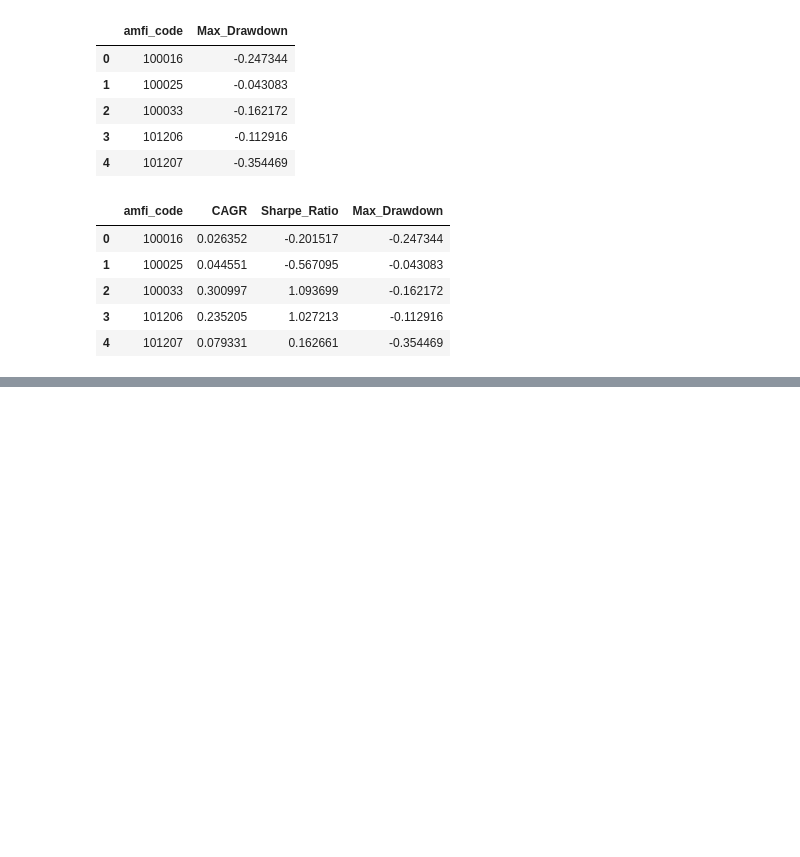
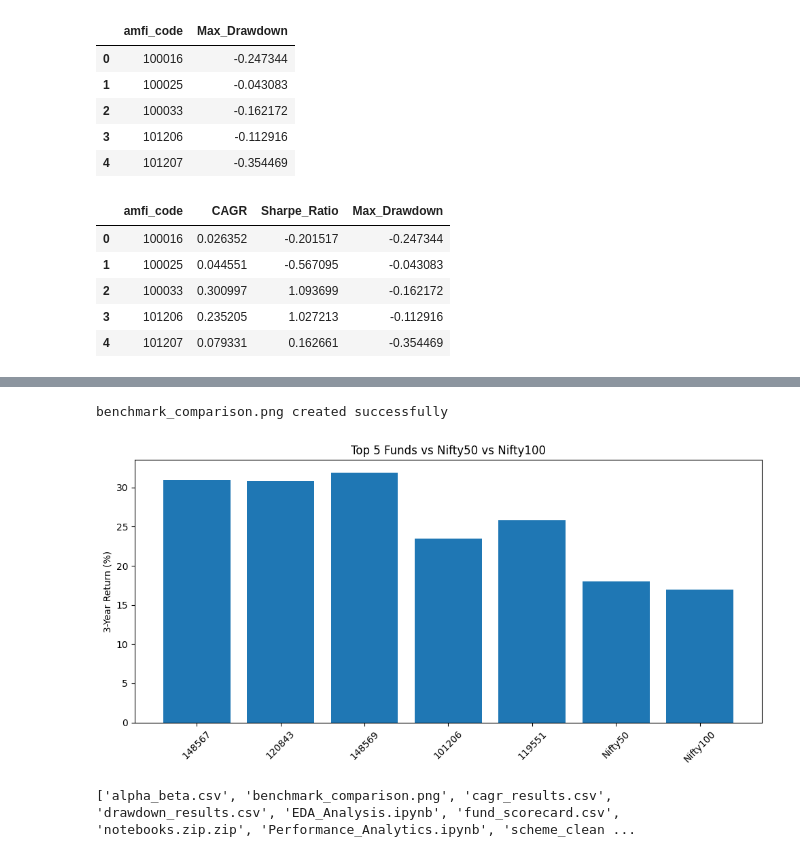
Before and after one commit to suresrihari2005-netizen/mutualfundanalytics, a Jupyter notebook: notebooks/EDA_Analysis.ipynb, the cells around one changed output, grey strips where cells are left out. Cells and saved outputs as stored; diff of their text form; code cells hidden in the pictures; blank space fills up the shorter version.

Commit message:
Completed Fund Performance Analytics project

```diff
--- a/notebooks/EDA_Analysis.ipynb
+++ b/notebooks/EDA_Analysis.ipynb
@@ -471,0 +659,31 @@ scorecard.sort_values('Final_Score').head(10)
+# %%
+import pandas as pd
+import matplotlib.pyplot as plt
+
+top_funds = ["148567", "120843", "148569", "101206", "119551"]
+
+returns = [30.95, 30.88, 31.92, 23.52, 25.78]
+nifty50 = 18.0
+nifty100 = 17.0
+
+labels = top_funds + ["Nifty50", "Nifty100"]
+values = returns + [nifty50, nifty100]
+
+plt.figure(figsize=(10, 5))
+plt.bar(labels, values)
+plt.title("Top 5 Funds vs Nifty50 vs Nifty100")
+plt.ylabel("3-Year Return (%)")
+plt.xticks(rotation=45)
+
+plt.tight_layout()
+plt.savefig("benchmark_comparison.png")
+
+print("benchmark_comparison.png created successfully")
+# %% [output]
+benchmark_comparison.png created successfully
+[figure, added]
+# %%
+import os
+print(os.listdir())
+# %% [output]
+['alpha_beta.csv', 'benchmark_comparison.png', 'cagr_results.csv', 'drawdown_results.csv', 'EDA_Analysis.ipynb', 'fund_scorecard.csv', 'notebooks.zip.zip', 'Performance_Analytics.ipynb', 'scheme_clean ...
```
Also changed, not shown: parts of 18 cells of this notebook, 5 other files.
